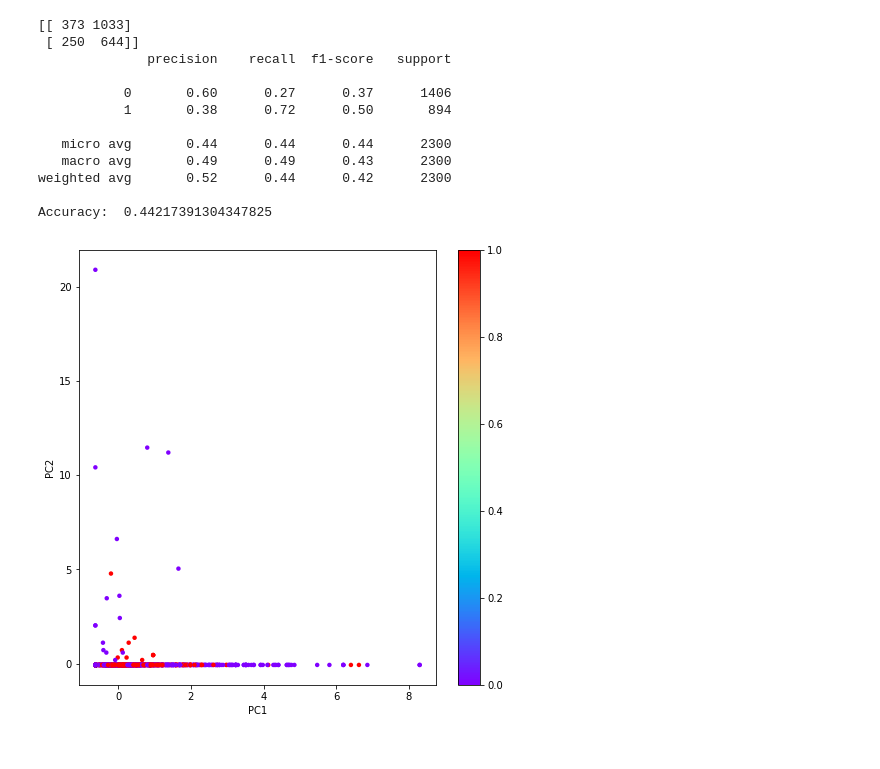
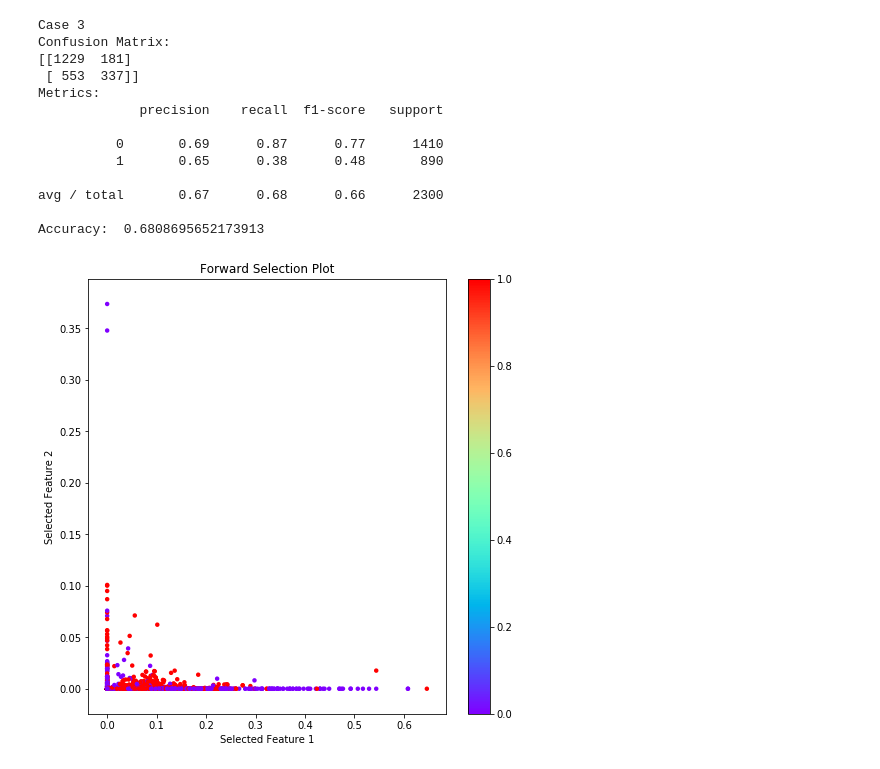
Before and after one commit to erenatas/PCA, a Jupyter notebook: PCA.ipynb, the cells around one changed output. Drawn from its saved outputs; the diff is of its cells as text; code cells hidden in the pictures.

```diff
--- a/PCA.ipynb
+++ b/PCA.ipynb
@@ -115,45 +133,51 @@ Accuracy:  0.8534782608695652
 # %%
-#Case 3
-from sklearn.feature_selection import f_classif
-import heapq, operator
+# Case 3
+# Feature Selection: Use forward selection to reduce dimensionality to m using k-NN as predictor. Train the model for each m between 1 and 57. Also plot the data for m=2.
 
 x_train, x_test, y_train, y_test = train_test_split(features, target, test_size=0.5)
 
 def knnknn(n_component):
-    selector = SelectKBest(f_classif, k=5)
-    selector.fit(x_train, y_train.ravel())
+    selector = SelectKBest(chi2, k=2)
+    fit = selector.fit(x_train, y_train.ravel())
+    np.set_printoptions(precision=3)
     scores = selector.pvalues_
     biggest_indices = sorted(range(len(scores)), key=lambda i: float(scores[i]), reverse=True)[:n_component]
+
+    features = fit.transform(x_train)
     x_train_reduced_by_k = x_train[:, biggest_indices]
 
     knn = KNeighborsClassifier(n_neighbors=5)
     knn.fit(x_train_reduced_by_k[:, :], y_train.ravel())
 
     predict_labels = knn.predict(x_test[:, biggest_indices])
+    print("Confusion Matrix: ")
     print(confusion_matrix(y_test, predict_labels))
+    print("Metrics: ")
     print(classification_report(y_test, predict_labels))
     print("Accuracy: ", accuracy_score(y_test, predict_labels))
 
     plt.figure(figsize = (8,8))
     plt.scatter(x_train_reduced_by_k[:,0],x_train_reduced_by_k[:,1], s=20, c = y_train.ravel(), cmap = "rainbow", edgecolor = "None")
     plt.colorbar()
     plt.clim(0,1)
+    plt.title("Forward Selection Plot")
+    plt.xlabel("Selected Feature 1")
+    plt.ylabel("Selected Feature 2")
 
-    plt.xlabel("PC1")
-    plt.ylabel("PC2")
+print("Case 3")
+knnknn(2)
+# %% [output]
+Case 3
+Confusion Matrix:
+[[1229  181]
+ [ 553  337]]
+Metrics:
+             precision    recall  f1-score   support
+
+          0       0.69      0.87      0.77      1410
+          1       0.65      0.38      0.48       890
+
+avg / total       0.67      0.68      0.66      2300
+
+Accuracy:  0.6808695652173913
+[figure, added]
-# %%
-knnknn(2)
-# %% [output]
-[[ 373 1033]
- [ 250  644]]
-              precision    recall  f1-score   support
-
-           0       0.60      0.27      0.37      1406
-           1       0.38      0.72      0.50       894
-
-   micro avg       0.44      0.44      0.44      2300
-   macro avg       0.49      0.49      0.43      2300
-weighted avg       0.52      0.44      0.42      2300
-
-Accuracy:  0.44217391304347825
-[figure, removed]
```
Also changed, not shown: parts of 10 cells of this notebook.
